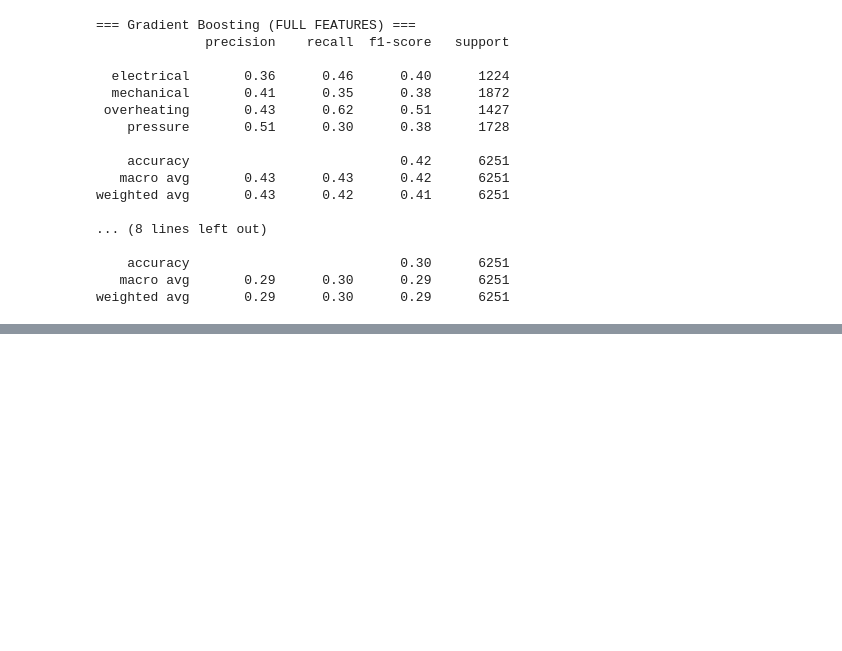
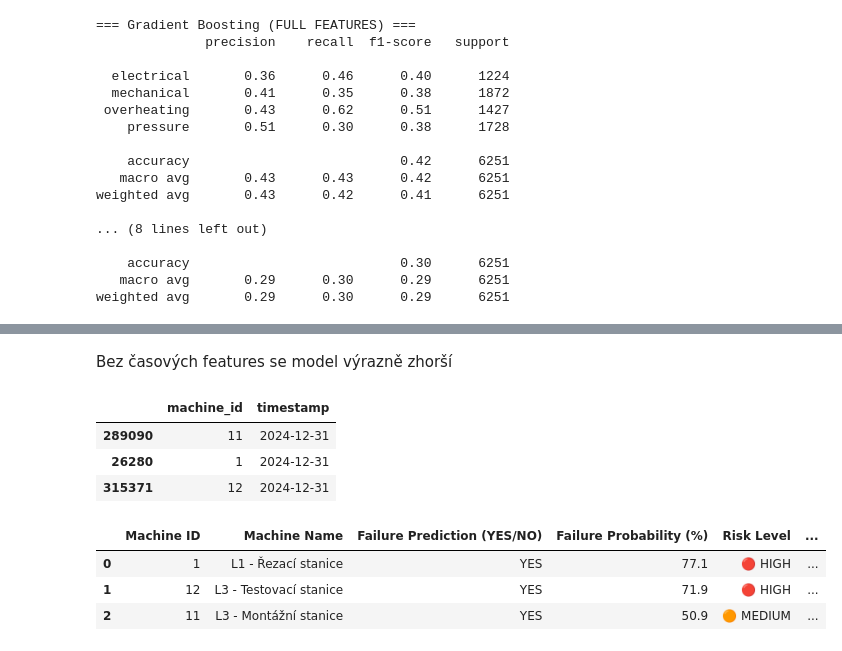
Before and after one commit to jiravo/diplomova-prace, a Jupyter notebook: predictive/failure_type.ipynb, the cells around one changed output, grey strips where cells are left out. Saved outputs shown, nothing was run; the diff lists cells and outputs as text; code cells hidden in the pictures; blank space fills up the shorter version.

```diff
--- a/predictive/failure_type.ipynb
+++ b/predictive/failure_type.ipynb
@@ -311,3 +399,6 @@ Balanced accuracy: 0.4294544615986208
+# %%
+best_gb_model = gb_models[best_gb_name]["model"]
+best_gb_pred = gb_models[best_gb_name]["pred"]
 # %%
 # Test Gratient Boosting bet časových proměnných
 from sklearn.ensemble import HistGradientBoostingClassifier
@@ -509,0 +455,76 @@ final_table_type
+# %% [markdown]
+Bez časových features se model výrazně zhorší
+# %%
+# Načtení výstupu z první predikce s informacích o stroji, které mohou mít poruchu do 72h
+failure_72h_results = pd.read_csv("failure_predictions.csv")
+
+# Nalezení a získání daných strojů
+risk_machines = failure_72h_results[
+    failure_72h_results["Failure Prediction (0/1)"] == 1
+].copy()
+
+risk_machine_ids = risk_machines["Machine ID"].tolist()
+
+# Získání a úprava dat pro druhou predikci typu poruchy
+df_type_inference = df.copy()
+df_type_inference["hours_since_last_failure"] = df_type_inference["hours_since_last_failure"].fillna(
+    df_type_inference["machine_age_hours"]
+)
+df_type_inference = df_type_inference.dropna(subset=features).copy()
+
+# Vybereme pouze záznamy pro stroje získané z první predikce
+latest_type_input = (
+    df_type_inference[df_type_inference["machine_id"].isin(risk_machine_ids)]
+    .sort_values("timestamp")
+    .groupby("machine_id")
+    .tail(1)
+    .copy()
+)
+
+latest_type_input[["machine_id", "timestamp"]]
+# %% [output]
+|  | machine_id | timestamp |
+| 289090 | 11 | 2024-12-31 |
+| 26280 | 1 | 2024-12-31 |
+| 315371 | 12 | 2024-12-31 |
+# %%
+# Predikce typu poruchy pouze pro stroje označené v první predikci
+type_probs = best_gb_model.predict_proba(latest_type_input[features])
+type_pred = best_gb_model.predict(latest_type_input[features])
+
+type_results = latest_type_input[["machine_id"]].copy()
+type_results["predicted_type"] = type_pred
+type_results["type_confidence"] = type_probs.max(axis=1)
+type_results["Type Confidence (%)"] = (type_results["type_confidence"] * 100).round(1)
+
+final_table_type = risk_machines.merge(
+    type_results,
+    left_on="Machine ID",
+    right_on="machine_id",
+    how="left"
+)
+
+final_table_type = final_table_type[[
+    "Machine ID",
+    "Machine Name",
+    "Failure Prediction (YES/NO)",
+    "Failure Probability (%)",
+    "Risk Level",
+    "predicted_type",
+    "Type Confidence (%)",
+]].rename(columns={
+    "predicted_type": "Predicted Failure Type"
+})
+
+final_table_type = final_table_type.sort_values(
+    ["Failure Probability (%)", "Type Confidence (%)"],
+    ascending=False
+).reset_index(drop=True)
+
+final_table_type.to_csv("failure_type_predictions.csv", index=False)
+final_table_type
+# %% [output]
+|  | Machine ID | Machine Name | Failure Prediction (YES/NO) | Failure Probability (%) | Risk Level | ... |
+| 0 | 1 | L1 - Řezací stanice | YES | 77.1 | 🔴 HIGH | ... |
+| 1 | 12 | L3 - Testovací stanice | YES | 71.9 | 🔴 HIGH | ... |
+| 2 | 11 | L3 - Montážní stanice | YES | 50.9 | 🟠 MEDIUM | ... |
```
Also changed, not shown: parts of 14 cells of this notebook, 2 other files.
